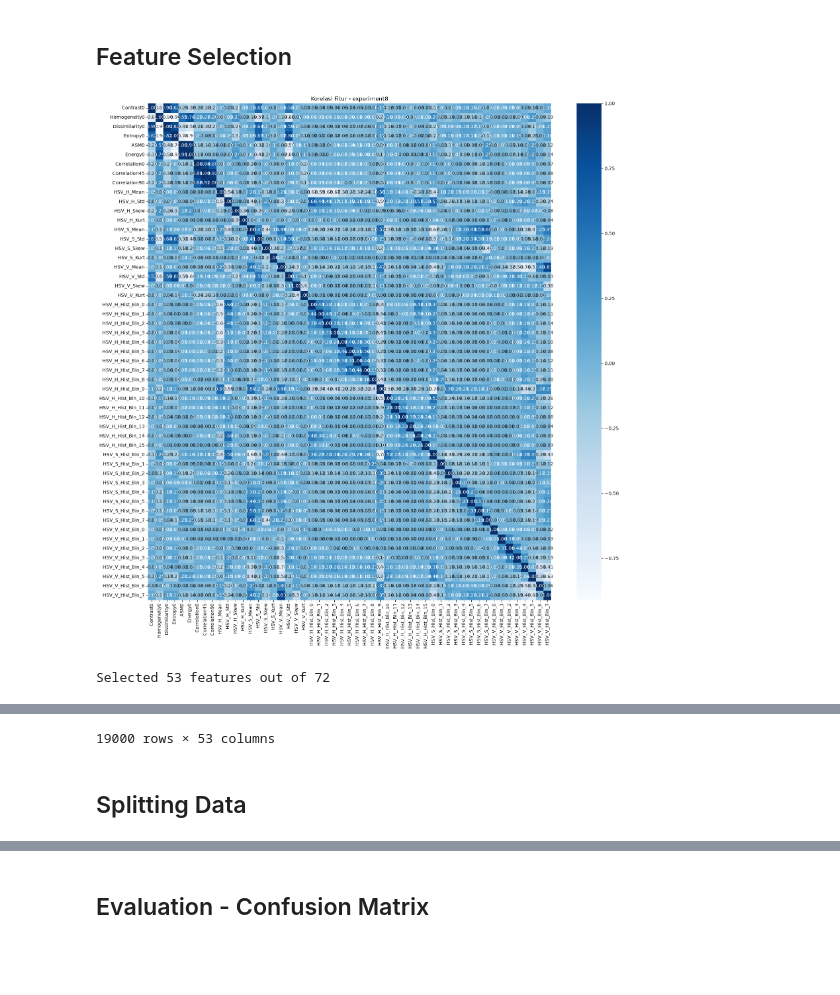
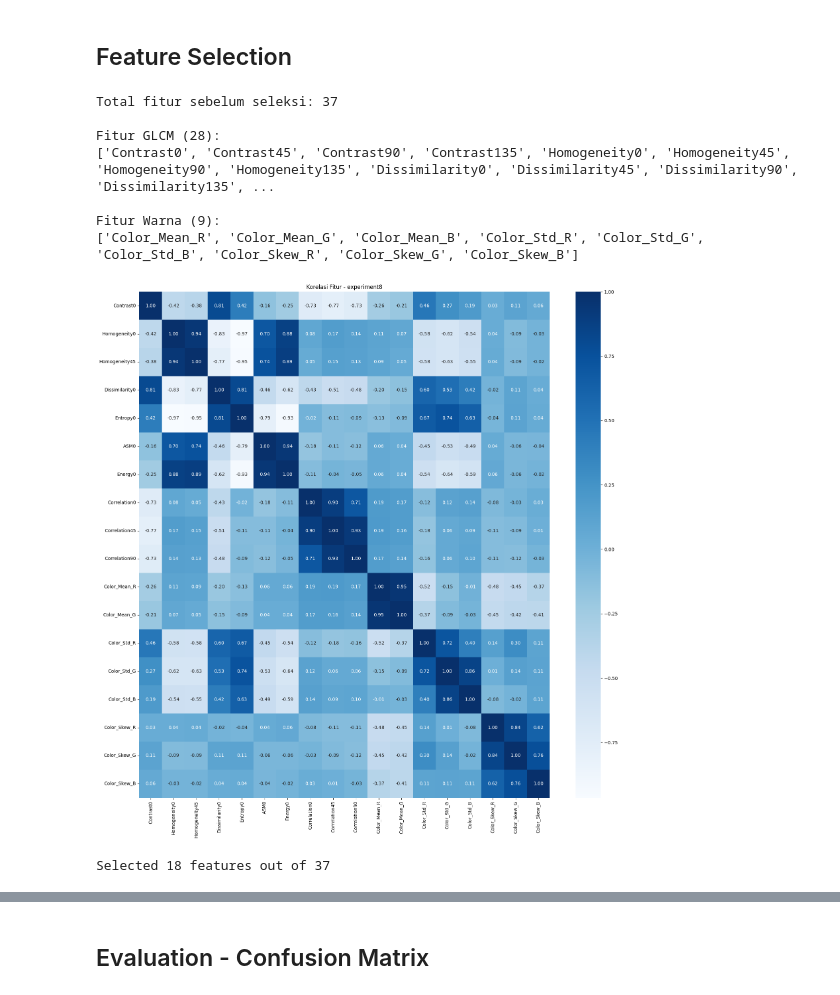
Before and after one commit to Vuxyn/cloud-classification, a Jupyter notebook: notebooks/08_experiment8.ipynb, the cells around one changed output, grey strips where cells are left out. Drawn from its saved outputs; the diff is of its cells as text; code cells hidden in the pictures; blank space fills up the shorter version.

```diff
--- a/notebooks/08_experiment8.ipynb
+++ b/notebooks/08_experiment8.ipynb
@@ -268,7 +306,7 @@ for i in tqdm(range(len(images_preprocessed)), desc="Extracting GLCM features"):
 dataTable = {
     'Filename': filenames,
     'Label': labels,
-    # Fitur Tekstur GLCM
+    # GLCM Tekstur
     'Contrast0': Kontras0, 'Contrast45': Kontras45, 'Contrast90': Kontras90, 'Contrast135': Kontras135,
     'Homogeneity0': homogenity0, 'Homogeneity45': homogenity45, 'Homogeneity90': homogenity90, 'Homogeneity135': homogenity135,
     'Dissimilarity0': dissimilarity0, 'Dissimilarity45': dissimilarity45, 'Dissimilarity90': dissimilarity90, 'Dissimilarity135': dissimilarity135,
@@ -276,23 +314,17 @@ dataTable = {
     'ASM0': ASM0, 'ASM45': ASM45, 'ASM90': ASM90, 'ASM135': ASM135,
     'Energy0': energy0, 'Energy45': energy45, 'Energy90': energy90, 'Energy135': energy135,
     'Correlation0': correlation0, 'Correlation45': correlation45, 'Correlation90': correlation90, 'Correlation135': correlation135,
-    # Statistik Warna HSV
-    'HSV_H_Mean': h_means, 'HSV_H_Std': h_stds, 'HSV_H_Skew': h_skews, 'HSV_H_Kurt': h_kurts,
-    'HSV_S_Mean': s_means, 'HSV_S_Std': s_stds, 'HSV_S_Skew': s_skews, 'HSV_S_Kurt': s_kurts,
-    'HSV_V_Mean': v_means, 'HSV_V_Std': v_stds, 'HSV_V_Skew': v_skews, 'HSV_V_Kurt': v_kurts,
+    # Fitur Warna RGB
+    'Color_Mean_R': color_mean_r, 'Color_Mean_G': color_mean_g, 'Color_Mean_B': color_mean_b,
+    'Color_Std_R': color_std_r, 'Color_Std_G': color_std_g, 'Color_Std_B': color_std_b,
+    'Color_Skew_R': color_skew_r, 'Color_Skew_G': color_skew_g, 'Color_Skew_B': color_skew_b,
 }
-
-# Tambahkan 1D HSV Histograms
-for b in range(16):
-    dataTable[f'HSV_H_Hist_Bin_{b}'] = h_hists[:, b]
-for b in range(8):
-    dataTable[f'HSV_S_Hist_Bin_{b}'] = s_hists[:, b]
-for b in range(8):
-    dataTable[f'HSV_V_Hist_Bin_{b}'] = v_hists[:, b]
 
 df = pd.DataFrame(dataTable)
 csv_path = f'hasil_ekstraksi_{EXPERIMENT_NAME}.csv'
 df.to_csv(csv_path, index=False)
-print(f'Fitur gabungan tersimpan ke {csv_path}')
+print(f'Fitur tersimpan ke {csv_path}')
+print(f'Shape: {df.shape} (gambar × fitur)')
+print(f'Jumlah fitur GLCM: 28, Fitur Warna: 9, Total: {df.shape[1]-2}')
 df.head()
 # %% [output]
@@ -307,30 +341,47 @@ Fitur gabungan tersimpan ke hasil_ekstraksi_experiment8.csv
 # %% [markdown]
 ## Feature Selection
 # %%
+# Kolom fitur (semua selain Filename dan Label)
+feature_cols = [c for c in df.columns if c not in ['Filename', 'Label']]
+print(f"Total fitur sebelum seleksi: {len(feature_cols)}")
+print("\nFitur GLCM (28):")
+print([c for c in feature_cols if 'Color' not in c])
+print("\nFitur Warna (9):")
+print([c for c in feature_cols if 'Color' in c])
+
+# Heatmap korelasi -> drop fitur redundan (threshold 0.95)
 correlation_matrix = df.drop(columns=['Label', 'Filename']).corr()
 
 threshold = 0.95
 selection_feature = []
 columns = np.full((correlation_matrix.shape[0],), True, dtype=bool)
 
 for i in range(correlation_matrix.shape[0]):
     for j in range(i + 1, correlation_matrix.shape[0]):
         if correlation_matrix.iloc[i, j] >= threshold:
             if columns[j]:
                 columns[j] = False
 
 select = df.drop(columns=['Label', 'Filename']).columns[columns]
 x_new = df[select]
-y = df['Label']
+X = x_new.values
+y = df['Label'].values
 
 plt.figure(figsize=(17, 17))
 sns.heatmap(x_new.corr(), annot=True, cmap='Blues', fmt='.2f')
 plt.title(f'Korelasi Fitur - {EXPERIMENT_NAME}')
 plt.tight_layout()
 plt.show()
 
 print(f"Selected {len(select)} features out of {correlation_matrix.shape[0]}")
-x_new
+x_new.head()
 # %% [output]
+Total fitur sebelum seleksi: 37
+
+Fitur GLCM (28):
+['Contrast0', 'Contrast45', 'Contrast90', 'Contrast135', 'Homogeneity0', 'Homogeneity45', 'Homogeneity90', 'Homogeneity135', 'Dissimilarity0', 'Dissimilarity45', 'Dissimilarity90', 'Dissimilarity135', ...
+
+Fitur Warna (9):
+['Color_Mean_R', 'Color_Mean_G', 'Color_Mean_B', 'Color_Std_R', 'Color_Std_G', 'Color_Std_B', 'Color_Skew_R', 'Color_Skew_G', 'Color_Skew_B']
-[figure, old version]
+[figure, new version]
-Selected 53 features out of 72
+Selected 18 features out of 37
@@ -349,3 +393,0 @@ Selected 53 features out of 72
-19000 rows × 53 columns
-# %% [markdown]
-## Splitting Data
```
Also changed, not shown: parts of 42 cells of this notebook, 14 other files.
